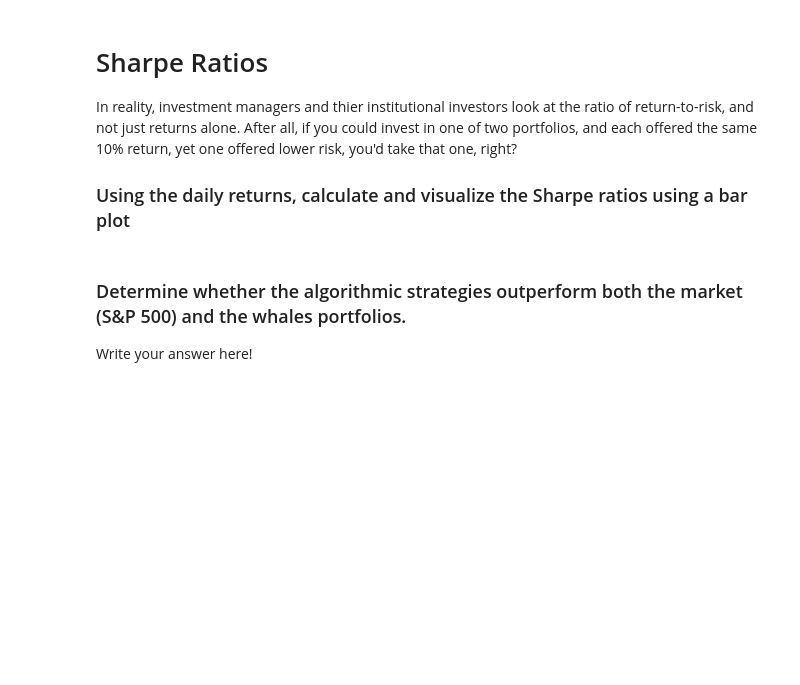
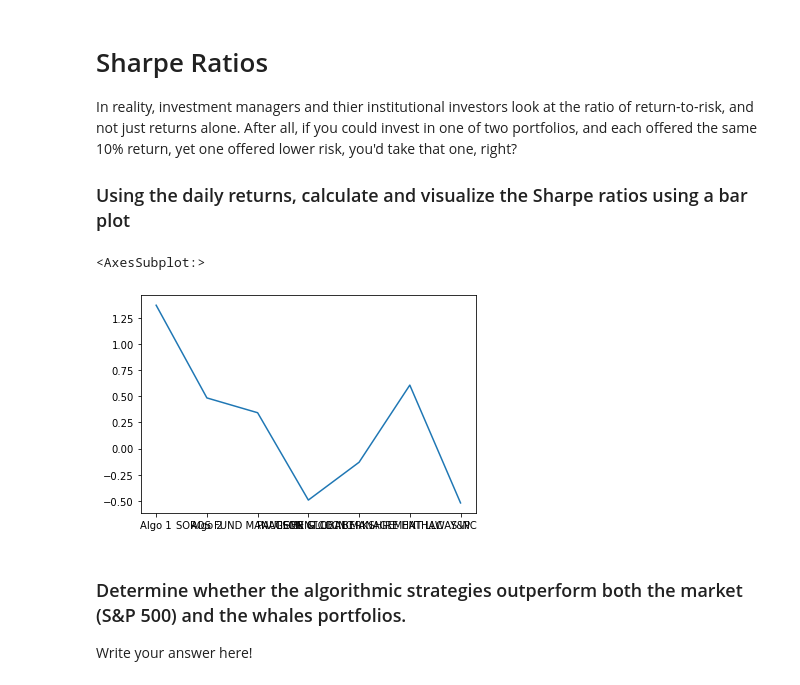
Before and after one commit to kylecase/pandas-homework, a Jupyter notebook: whale_analysis.ipynb, the cells around one changed output. Cells and saved outputs as stored; diff of their text form; code cells hidden in the pictures; blank space fills up the shorter version.

```diff
--- a/whale_analysis.ipynb
+++ b/whale_analysis.ipynb
@@ -291,9 +291,13 @@ In reality, investment managers and thier institutional investors look at the ra
 ### Using the daily returns, calculate and visualize the Sharpe ratios using a bar plot
 # %%
 # Annualized Sharpe Ratios
-sharpe_ratios = ((combined_df.mean() * 252) - (combined_df.std
+sharpe_ratios = ((combined_df.mean() * 252) / (combined_df.std() * np.sqrt(252)))
 # %%
 # Visualize the sharpe ratios as a bar plot
+sharpe_ratios.plot()
+# %% [output]
+<AxesSubplot:>
+[figure, added]
 # %% [markdown]
 ### Determine whether the algorithmic strategies outperform both the market (S&P 500) and the whales portfolios.
 
```
Also changed, not shown: parts of 23 cells of this notebook, 6 other files.
